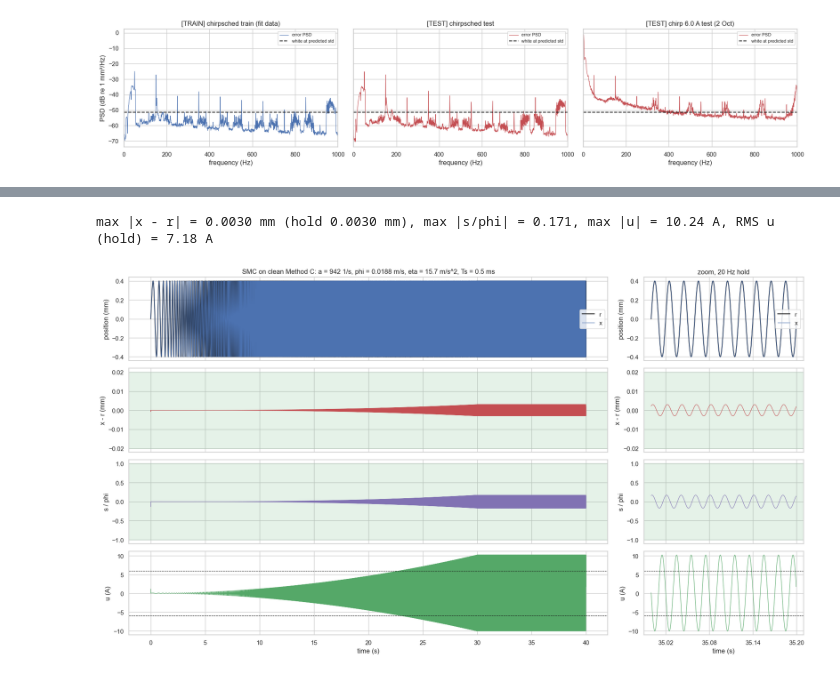
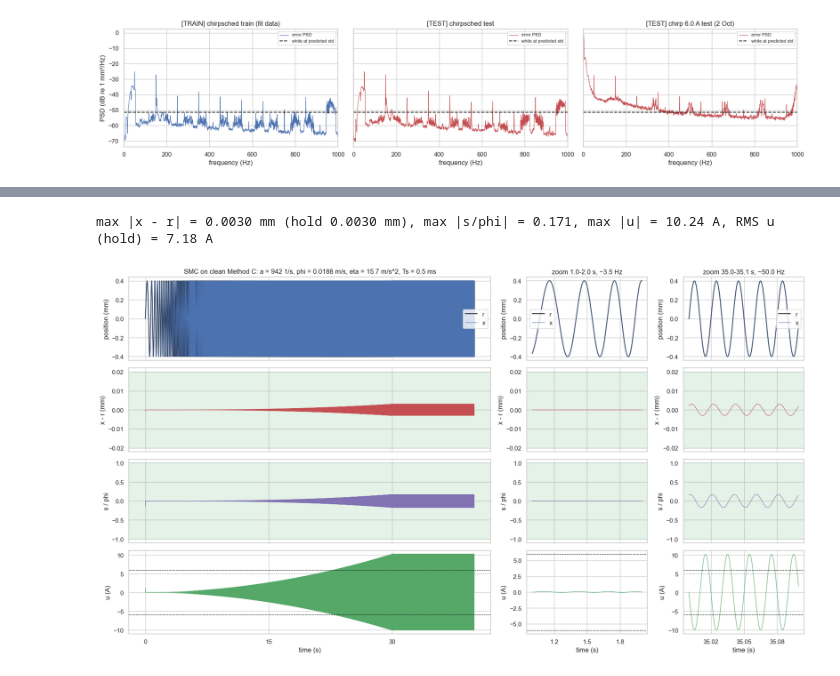
Before and after one commit to renskortmann/Ethercat-voice-coil-controller, a Jupyter notebook: vca_greybox_fit.ipynb, the cells around one changed output, grey strips where cells are left out. Drawn from its saved outputs; the diff is of its cells as text; code cells hidden in the pictures.

```diff
--- a/vca_greybox_fit.ipynb
+++ b/vca_greybox_fit.ipynb
@@ -567,17 +552,21 @@ The dashed lines at ±6 A mark the current used in the experiments. $u$ is not s
 A_REF, F0, F1, T_RAMP, T_HOLD = 4e-4, 1.0, 50.0, 30.0, 10.0   # m, Hz, Hz, s, s: chirp F0 -> F1 in T_RAMP, then T_HOLD at F1
 TS_C = 1 / FS_LOG                                             # s, controller and plant step: 2 kHz
 A_SMC = 3 * 2 * np.pi * F1                                    # 1/s, surface slope a = 3*omega at the FINAL frequency
-PHI = A_SMC * 0.02e-3                                         # m/s, boundary layer: |z1| <= PHI / a = 0.05 mm inside it
+PHI = A_SMC * 0.02e-3                                         # m/s, boundary layer: |z1| <= PHI
 ETA = 2 * SIG_A                                               # m/s^2, reaching gain: 2x the Method C acceleration residual (knob)
 I_LIM = 6.0                                                   # A, reference line only: the current used in the experiments, u is not saturated
 
 #%% REFERENCE
-#chirp reference signal, analytic: phase ph, its rate dph = 2 pi f(t) and acceleration ddph
-t = np.arange(0.0, T_RAMP + T_HOLD, TS_C)
-kf, ramp = (F1 - F0) / T_RAMP, t < T_RAMP
-ph = 2 * np.pi * np.where(ramp, F0 * t + kf * t**2 / 2, F0 * T_RAMP + kf * T_RAMP**2 / 2 + F1 * (t - T_RAMP))
-dph, ddph = 2 * np.pi * np.where(ramp, F0 + kf * t, F1), np.where(ramp, 2 * np.pi * kf, 0.0)
-r, rd, rdd = A_REF * np.sin(ph), A_REF * dph * np.cos(ph), A_REF * (ddph * np.cos(ph) - dph**2 * np.sin(ph))
+def chirp_ref(a, f0, f1, t_ramp, t_hold):
+    "Chirp f0 -> f1 in t_ramp, then t_hold at f1, analytic. Returns t, r, rd, rdd and the phase rate dph = 2 pi f(t)."
+    t = np.arange(0.0, t_ramp + t_hold, TS_C)
+    kf, ramp = (f1 - f0) / t_ramp, t < t_ramp
+    ph = 2 * np.pi * np.where(ramp, f0 * t + kf * t**2 / 2, f0 * t_ramp + kf * t_ramp**2 / 2 + f1 * (t - t_ramp))
+    dph, ddph = 2 * np.pi * np.where(ramp, f0 + kf * t, f1), np.where(ramp, 2 * np.pi * kf, 0.0)   # phase rate and acceleration
+    return t, a * np.sin(ph), a * dph * np.cos(ph), a * (ddph * np.cos(ph) - dph**2 * np.sin(ph)), dph
+
+
+t, r, rd, rdd, dph = chirp_ref(A_REF, F0, F1, T_RAMP, T_HOLD)
 
 #%% SMC SIMULATION
 def smc(eta):
@@ -585,35 +574,39 @@ def smc(eta):
     n = len(t)
     xs, ss, us = np.empty(n), np.empty(n), np.empty(n)
     x, v = 0.0, 0.0                                     # start at rest in the centre
     for k in range(n):
         z1, z2 = x - r[k], v - rd[k]
         s = A_SMC * z1 + z2
         u = (rdd[k] - A_SMC * z2 - acc_C(x, v, 0.0) - eta * min(max(s / PHI, -1.0), 1.0)) / ((p_C[0] + p_C[2] * x) / M)   # f = acc_C(x, v, 0), g = (Gamma + Gamma1 x) / m
         xs[k], ss[k], us[k] = x, s / PHI, u
         x, v = step(x, v, u, u, acc_C, TS_C)            # plant: RK4 of Method C, input held over the step
     return xs, ss, us
 
 
 hold = t >= T_RAMP
 xs, ss, us = smc(ETA)
 print(f"max |x - r| = {np.abs(xs - r).max() * 1e3:.4f} mm (hold {np.abs(xs - r)[hold].max() * 1e3:.4f} mm), "
       f"max |s/phi| = {np.abs(ss).max():.3f}, max |u| = {np.abs(us).max():.2f} A, RMS u (hold) = {np.sqrt(np.mean(us[hold]**2)):.2f} A")
 
-fig, ax = plt.subplots(4, 2, figsize=(18, 10), sharex="col", gridspec_kw=dict(width_ratios=[3, 1]))
-zoom = (t >= T_RAMP + T_HOLD / 2) & (t < T_RAMP + T_HOLD / 2 + 0.2)   # 0.2 s mid-hold, 20 Hz
-for col, m in enumerate((slice(None), zoom)):
+ZOOMS = [(1.0, 1.0), (T_RAMP + T_HOLD / 2, 0.1)]         # (start s, length s) of each zoom column: low-frequency start and mid-hold (knob)
+fig, ax = plt.subplots(4, 1 + len(ZOOMS), figsize=(18, 10), sharex="col", gridspec_kw=dict(width_ratios=[3] + [1] * len(ZOOMS)))
+masks = [slice(None)] + [(t >= t0) & (t < t0 + T) for t0, T in ZOOMS]
+for col, m in enumerate(masks):
     sns.lineplot(x=t[m], y=r[m] * 1e3, ax=ax[0, col], lw=1.5, color="k", label="r")
     sns.lineplot(x=t[m], y=xs[m] * 1e3, ax=ax[0, col], lw=0.8, color="C0", label="x").set(ylabel="position (mm)")
     sns.lineplot(x=t[m], y=(xs - r)[m] * 1e3, ax=ax[1, col], lw=0.8, color="C3").set(ylabel="x - r (mm)")
     ax[1, col].axhspan(-PHI / A_SMC * 1e3, PHI / A_SMC * 1e3, color="C2", alpha=0.15)   # boundary-layer bound phi / a
     sns.lineplot(x=t[m], y=ss[m], ax=ax[2, col], lw=0.8, color="C4").set(ylabel="s / phi")
     ax[2, col].axhspan(-1, 1, color="C2", alpha=0.15)
     sns.lineplot(x=t[m], y=us[m], ax=ax[3, col], lw=0.8, color="C2").set(xlabel="time (s)", ylabel="u (A)")
     for lim in (-I_LIM, I_LIM):
         ax[3, col].axhline(lim, color="k", ls="--", lw=0.8)
+    ax[3, col].xaxis.set_major_locator(plt.MaxNLocator(4))
 ax[0, 0].set(title=f"SMC on clean Method C: a = {A_SMC:.0f} 1/s, phi = {PHI:.4f} m/s, eta = {ETA:.1f} m/s^2, Ts = {TS_C * 1e3:.1f} ms")
-ax[0, 1].set(title="zoom, 20 Hz hold"); ax[3, 1].xaxis.set_major_locator(plt.MaxNLocator(4))
+for col, (t0, T) in enumerate(ZOOMS, 1):
+    f_z = np.interp(t0 + T / 2, t, dph) / (2 * np.pi)
+    ax[0, col].set(title=f"zoom {t0:.1f}-{t0 + T:.1f} s, ~{f_z:.1f} Hz")
 plt.tight_layout(); plt.show()
 # %% [output]
 max |x - r| = 0.0030 mm (hold 0.0030 mm), max |s/phi| = 0.171, max |u| = 10.24 A, RMS u (hold) = 7.18 A
-[figure, old version]
+[figure, new version]
```
Also changed, not shown: parts of 3 cells of this notebook.
